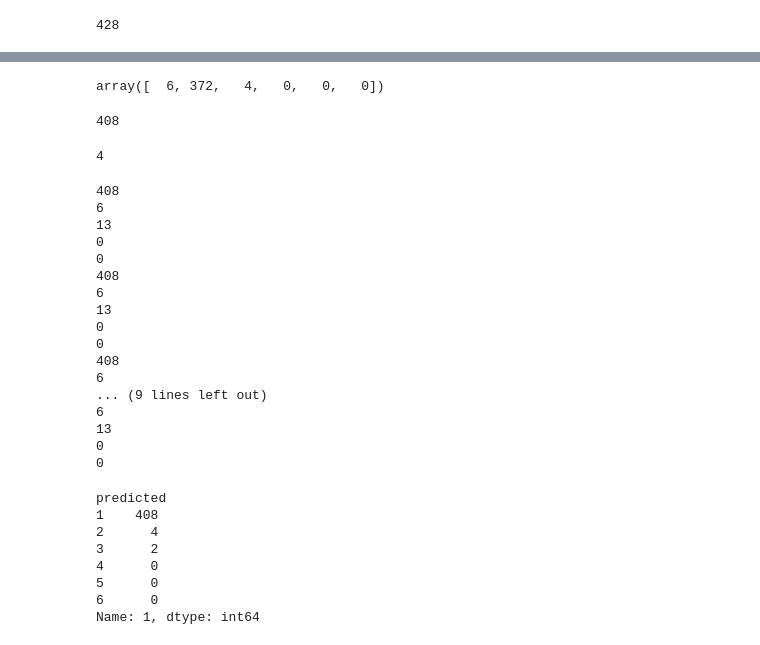
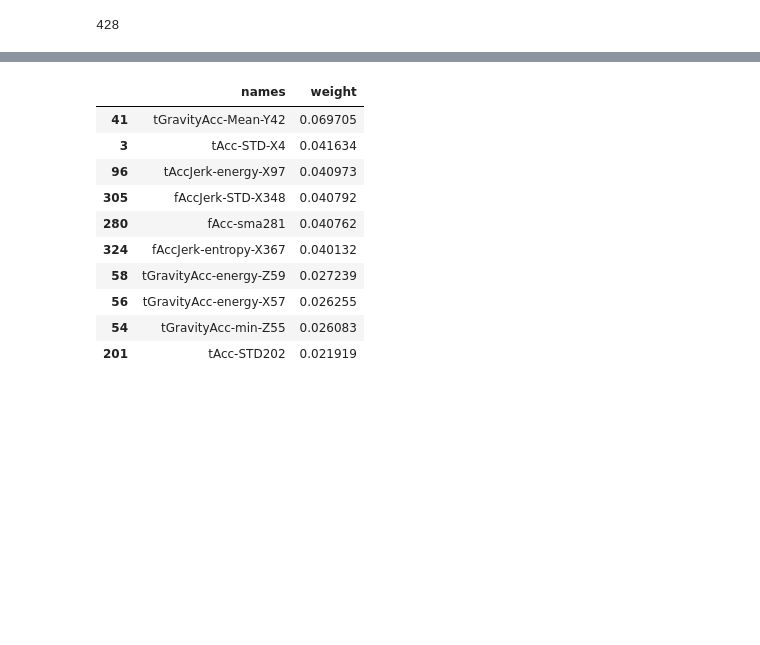
Before and after one commit to bb071988/uci, a Jupyter notebook: random forest.ipynb, the cells around one changed output, grey strips where cells are left out. Saved outputs shown, nothing was run; the diff lists cells and outputs as text; code cells hidden in the pictures; blank space fills up the shorter version.

```diff
--- a/random forest.ipynb
+++ b/random forest.ipynb
@@ -93,46 +66,15 @@ print(cross.iloc(1))
-# %%
-cross.iloc(1)[1].values
-# %% [output]
-array([  6, 372,   4,   0,   0,   0])
-# %%
-cross.iloc(0)[0][0]
-# %% [output]
-408
-# %%
-cross.iloc(0)[0][1]
-# %% [output]
-4
-# %%
-for r in range(5):
-    for c in range(5):
-        print(cross.iloc(r)[c][0])
-# %% [output]
-408
-6
-13
-0
-0
-408
-6
-13
-0
-0
-408
-6
-... (9 lines left out)
-6
-13
-0
-0
-# %%
-cross.iloc[0]
-# %% [output]
-predicted
-1    408
-2      4
-3      2
-4      0
-5      0
-6      0
-Name: 1, dtype: int64
+# %%
+df_sort[:10] # top 10
+# %% [output]
+|  | names | weight |
+| 41 | tGravityAcc-Mean-Y42 | 0.069705 |
+| 3 | tAcc-STD-X4 | 0.041634 |
+| 96 | tAccJerk-energy-X97 | 0.040973 |
+| 305 | fAccJerk-STD-X348 | 0.040792 |
+| 280 | fAcc-sma281 | 0.040762 |
+| 324 | fAccJerk-entropy-X367 | 0.040132 |
+| 58 | tGravityAcc-energy-Z59 | 0.027239 |
+| 56 | tGravityAcc-energy-X57 | 0.026255 |
+| 54 | tGravityAcc-min-Z55 | 0.026083 |
+| 201 | tAcc-STD202 | 0.021919 |
 # %%
```
Also changed, not shown: parts of 36 cells of this notebook, 6 other files.
